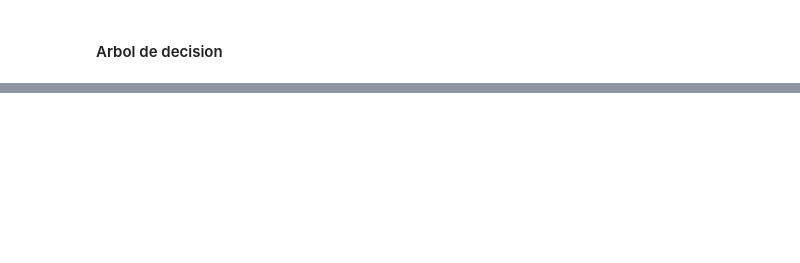
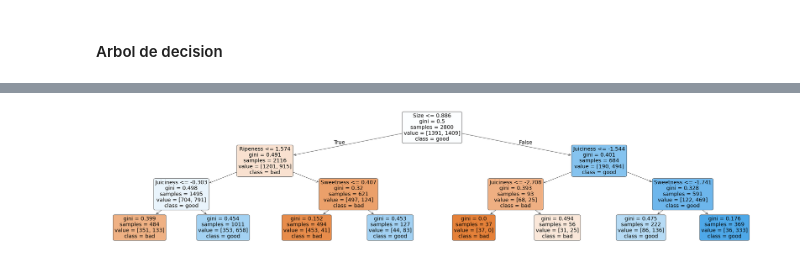
Before and after one commit to cristoge/ai_projects, a Jupyter notebook: ML/apple_quality/src/Apple.ipynb, the cells around one changed output, grey strips where cells are left out. Cells and saved outputs as stored; diff of their text form; code cells hidden in the pictures; blank space fills up the shorter version.

```diff
--- a/ML/apple_quality/src/Apple.ipynb
+++ b/ML/apple_quality/src/Apple.ipynb
@@ -89,0 +90,15 @@ ConfusionMatrixDisplay.from_predictions(y_test,prediccion)
+# %%
+from sklearn import tree
+import matplotlib.pyplot as plt
+
+feature_names = ["A_id", "Size","Weight","Sweetness","Crunchiness","Juiciness","Ripeness","Acidity"]
+
+plt.figure(figsize=(50,10))
+tree.plot_tree(arbol,
+               feature_names=feature_names,
+               class_names=["bad","good"], # 0 es bad y 1 es good
+               filled=True,
+               rounded=True)
+plt.show()
+# %% [output]
+[figure, added]
```
Also changed, not shown: parts of 2 cells of this notebook.
